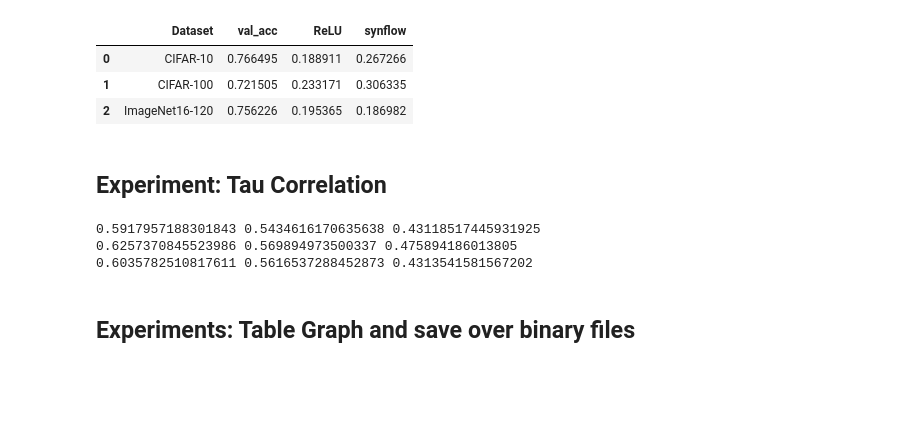
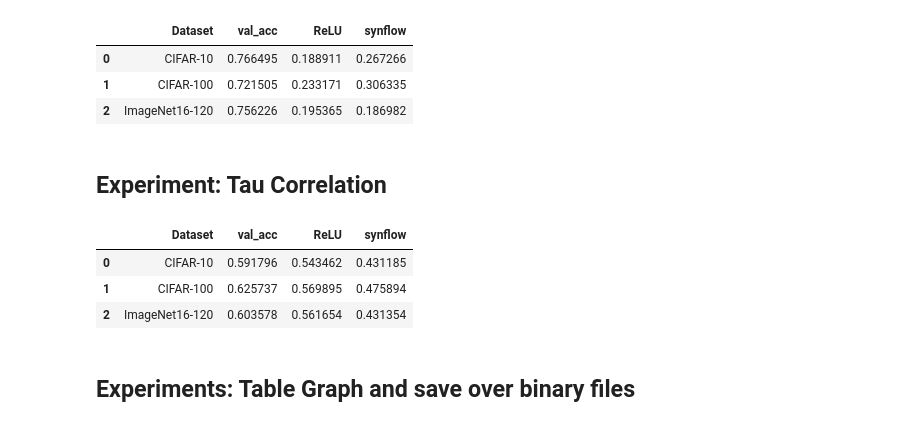
Before and after one commit to Morca97/Lightweight-NAS-A-Comparative-Framework, a Jupyter notebook: Lightweight_NAS_A_Comparative_Frameworkl.ipynb, the cells around one changed output. Saved outputs shown, nothing was run; the diff lists cells and outputs as text; code cells hidden in the pictures; blank space fills up the shorter version.

```diff
--- a/Lightweight_NAS_A_Comparative_Frameworkl.ipynb
+++ b/Lightweight_NAS_A_Comparative_Frameworkl.ipynb
@@ -985,21 +982,36 @@ df_Spearman.head()
 tau_relu, _ = stats.kendalltau(cifar10_results_csv['ReLU_score'], cifar10_results_csv['test_accuracy_200_epochs'])
 tau_synflow, _ = stats.kendalltau(cifar10_results_csv['synflow_score'], cifar10_results_csv['test_accuracy_200_epochs'])
 tau_gradNorm, _ = stats.kendalltau(cifar10_results_csv['gradNorm_score'], cifar10_results_csv['test_accuracy_200_epochs'])
-print(tau_relu, tau_synflow, tau_gradNorm)
+tau_cif10 = [tau_relu, tau_synflow, tau_gradNorm]
 
 tau_relu, _ = stats.kendalltau(cifar100_results_csv['ReLU_score'], cifar100_results_csv['test_accuracy_200_epochs'])
 tau_synflow, _ = stats.kendalltau(cifar100_results_csv['synflow_score'], cifar100_results_csv['test_accuracy_200_epochs'])
 tau_gradNorm, _ = stats.kendalltau(cifar100_results_csv['gradNorm_score'], cifar100_results_csv['test_accuracy_200_epochs'])
-print(tau_relu, tau_synflow, tau_gradNorm)
+tau_cif100 = [tau_relu, tau_synflow, tau_gradNorm]
 
 tau_relu, _ = stats.kendalltau(ImageNet16_120_results_csv['ReLU_score'], ImageNet16_120_results_csv['test_accuracy_200_epochs'])
 tau_synflow, _ = stats.kendalltau(ImageNet16_120_results_csv['synflow_score'], ImageNet16_120_results_csv['test_accuracy_200_epochs'])
 tau_gradNorm, _ = stats.kendalltau(ImageNet16_120_results_csv['gradNorm_score'], ImageNet16_120_results_csv['test_accuracy_200_epochs'])
-print(tau_relu, tau_synflow, tau_gradNorm)
+tau_ImageNet = [tau_relu, tau_synflow, tau_gradNorm]
+
+datasets = [tau_cif10, tau_cif100, tau_ImageNet]
+
+ta_val = []
+ta_relu = []
+ta_synf = []
+for dataset in datasets:
+  ta_val.append(dataset[0])
+  ta_relu.append(dataset[1])
+  ta_synf.append(dataset[2])
-# %% [output]
-0.5917957188301843 0.5434616170635638 0.43118517445931925
-0.6257370845523986 0.569894973500337 0.475894186013805
-0.6035782510817611 0.5616537288452873 0.4313541581567202
+# %%
+dic_tab = {'Dataset': ['CIFAR-10', 'CIFAR-100', 'ImageNet16-120'], 'val_acc': ta_val, 'ReLU': ta_relu, 'synflow': ta_synf}
+df_Tau = pd.DataFrame(dic_tab)
+df_Tau.head()
+# %% [output]
+|  | Dataset | val_acc | ReLU | synflow |
+| 0 | CIFAR-10 | 0.591796 | 0.543462 | 0.431185 |
+| 1 | CIFAR-100 | 0.625737 | 0.569895 | 0.475894 |
+| 2 | ImageNet16-120 | 0.603578 | 0.561654 | 0.431354 |
 # %% [markdown]
 ## Experiments: Table Graph and save over binary files
 # %% [markdown]
```
Also changed, not shown: parts of 5 cells of this notebook.
